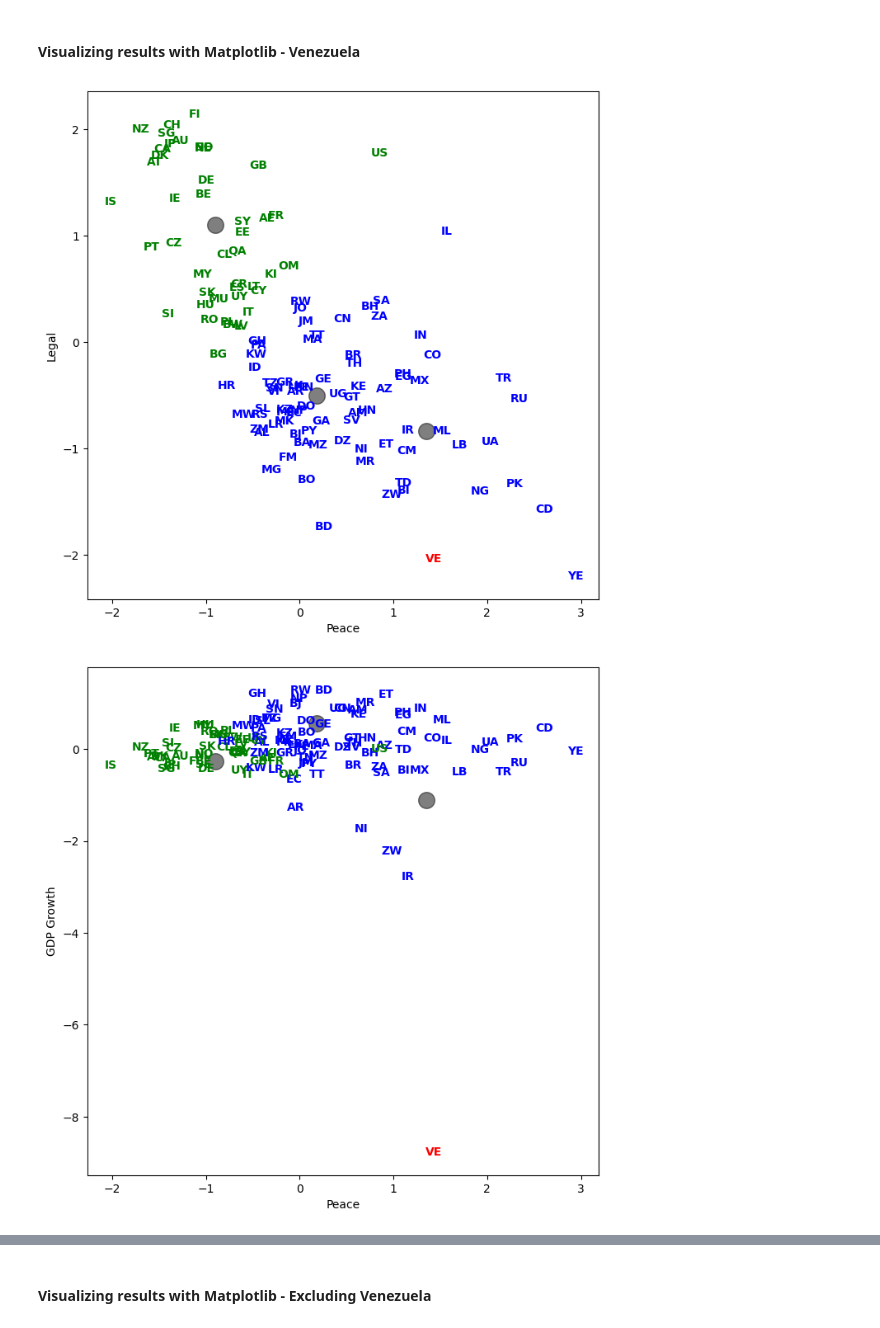
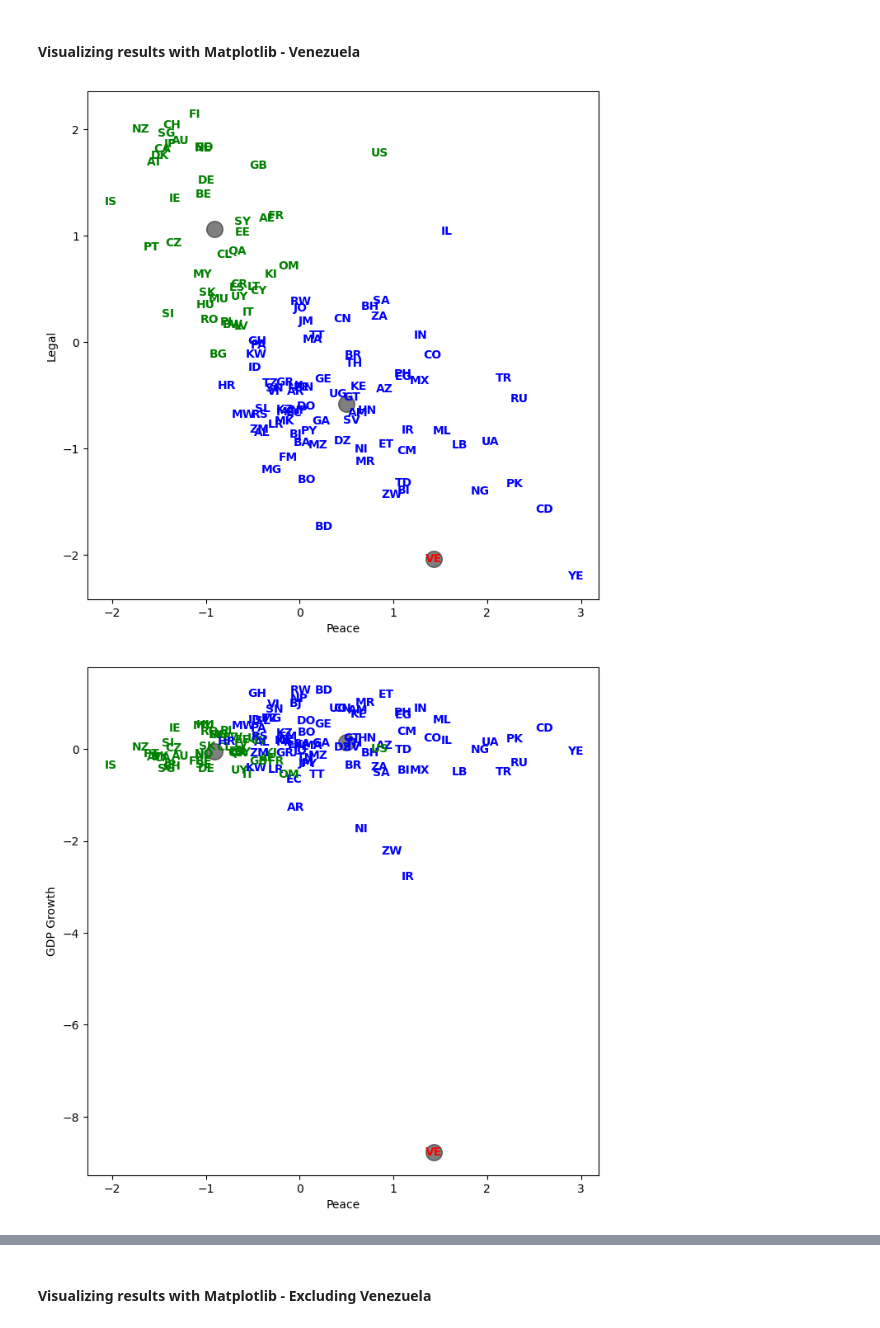
Before and after one commit to kanishsharma/rsm338, a Jupyter notebook: Assignment 2/CountryRisk_2019_kmeans_results.ipynb, the cells around one changed output, grey strips where cells are left out. Saved outputs shown, nothing was run; the diff lists cells and outputs as text; code cells hidden in the pictures.

```diff
--- a/Assignment 2/CountryRisk_2019_kmeans_results.ipynb
+++ b/Assignment 2/CountryRisk_2019_kmeans_results.ipynb
@@ -868,24 +866,25 @@ with pd.option_context('display.max_rows', None, 'display.max_columns', 3):
 # %%
 %matplotlib inline
 import matplotlib.pyplot as plt
 
 figs = [(0, 1), (0, 2), (1, 2)]
 labels = ['Peace', 'Legal', 'GDP Growth']
 colors = ['blue','green', 'red']
+centers = kmeans_ven.cluster_centers_
 
 for i in range(3):
     fig = plt.figure(i, figsize=(8, 8))
     x_1 = figs[i][0]
     x_2 = figs[i][1]
     plt.scatter(X_ven.iloc[:, x_1], X_ven.iloc[:, x_2], c=y_ven, s=0, alpha=0)
     plt.scatter(centers[:, x_1], centers[:, x_2], c='black', s=200, alpha=0.5)
     for j in range(X_ven.shape[0]):
         plt.text(X_ven.iloc[j, x_1], X_ven.iloc[j, x_2], ven_raw['Abbrev'].iloc[j],
                  color=colors[y_ven[j]], weight='semibold', horizontalalignment = 'center', verticalalignment = 'center')
     plt.xlabel(labels[x_1])
     plt.ylabel(labels[x_2])
 
 plt.show()
 # %% [output]
-[figure, old version]
+[figure, new version]
-[figure, old version]
+[figure, new version]
```
Also changed, not shown: parts of 3 cells of this notebook, 9 other files.
